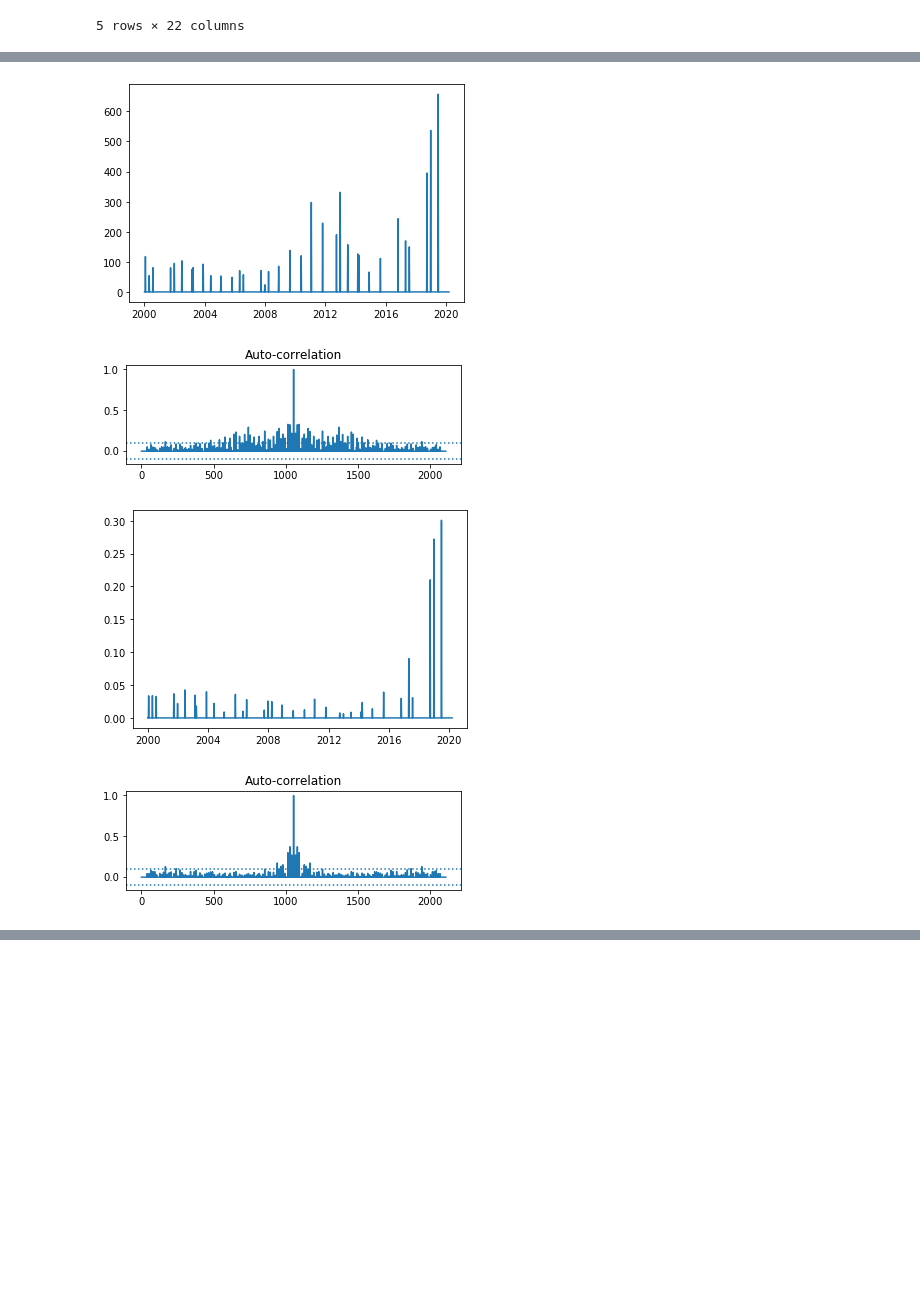
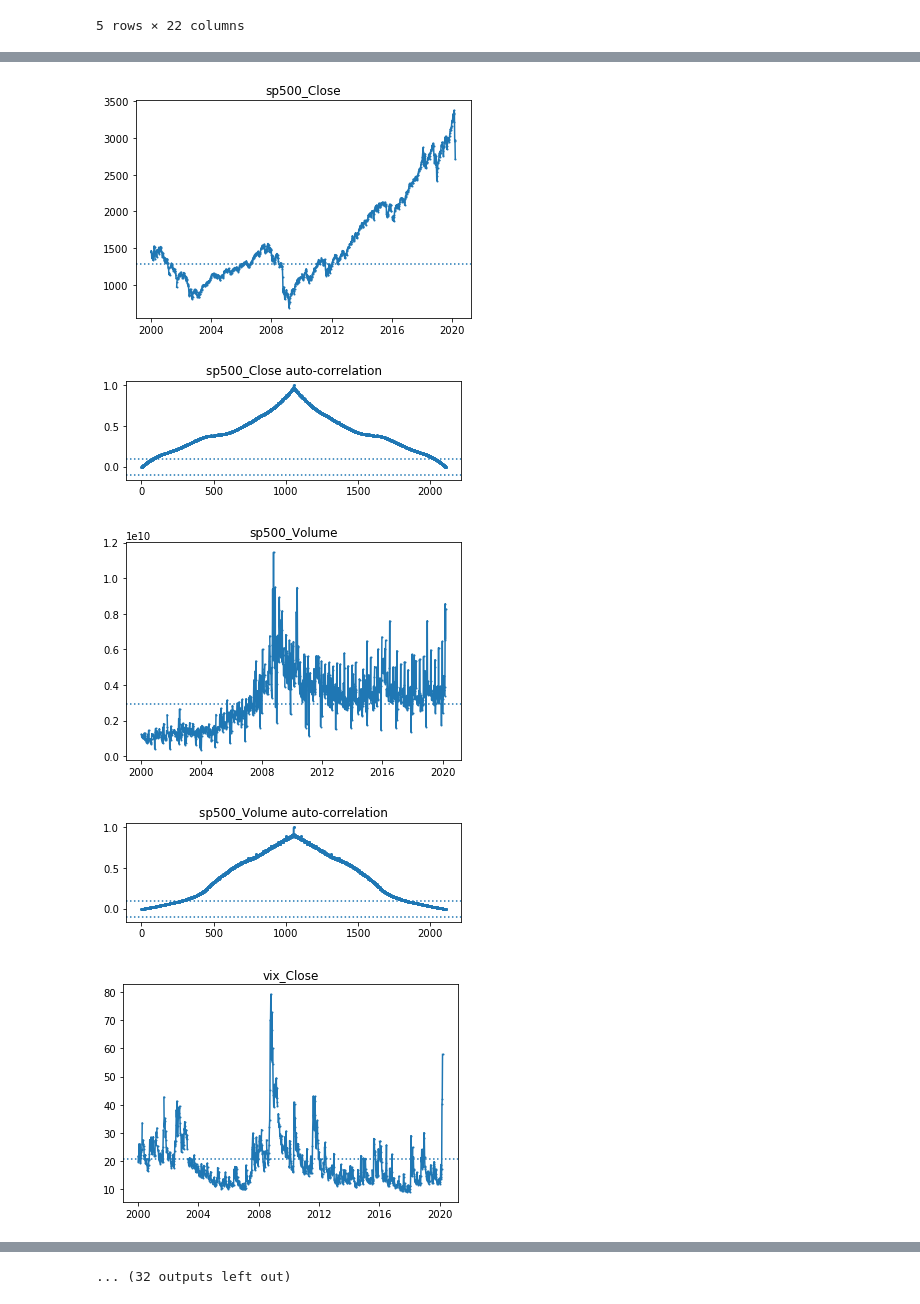
Before and after one commit to silvanaribeiro/TimeSeriesArticle, a Jupyter notebook: Fluxo 4/Plot Indexes.ipynb, the cells around one changed output, grey strips where cells are left out. Saved outputs shown, nothing was run; the diff lists cells and outputs as text; code cells hidden in the pictures; blank space fills up the shorter version.

Commit message:
experiment repetition and mean plot

```diff
--- a/Fluxo 4/Plot Indexes.ipynb
+++ b/Fluxo 4/Plot Indexes.ipynb
@@ -391,36 +25,25 @@ plt.show()
-# %%
-plt.figure()
-plt.subplot(1, 1,1 )
-plt.plot(indexes.index, indexes['trade_Japanese Trade Policy Uncertainty'].fillna(0))
-plt.show()
-plt.subplot(2, 1, 1)
-normalized = preprocessing.normalize([np.array(indexes["trade_Japanese Trade Policy Uncertainty"].fillna(0))])
-corr = signal.correlate(normalized, normalized, mode='full')
-plt.plot(corr[0])
-plt.axhline(0.1, ls=':')
-plt.axhline(-0.1, ls=':')
-plt.title('Auto-correlation')
-plt.show()
-
-# No trend, seasonality
-# %% [output]
-[figure, removed]
-[figure, removed]
-# %%
-plt.figure()
-plt.subplot(1, 1,1 )
-plt.plot(indexes.index, indexes['trade_Trade Policy EMV Fraction'].fillna(0))
-plt.show()
-plt.subplot(2, 1, 1)
-normalized = preprocessing.normalize([np.array(indexes["trade_Trade Policy EMV Fraction"].fillna(0))])
-corr = signal.correlate(normalized, normalized, mode='full')
-plt.plot(corr[0])
-plt.axhline(0.1, ls=':')
-plt.axhline(-0.1, ls=':')
-plt.title('Auto-correlation')
-plt.show()
-
-# no trend, no seasonality
-# %% [output]
-[figure, removed]
-[figure, removed]
+# %%
+def plot_index(indexes, name):
+    plt.figure()
+    plt.subplot(1, 1, 1)
+    plt.plot(indexes.index, indexes[name], 'o-' , markersize=1)
+    plt.axhline(np.mean(indexes[name].loc['2000-01-01':'2015-01-01']), ls=':')
+    plt.title(name)
+    plt.show()
+    plt.subplot(2, 1, 1)
+    normalized = preprocessing.normalize([np.array(indexes[name].fillna(0))])
+    corr = signal.correlate(normalized, normalized, mode='full')
+    plt.plot(corr[0], 'o-', markersize=2)
+    plt.axhline(0.1, ls=':')
+    plt.axhline(-0.1, ls=':')
+    plt.title(name + ' auto-correlation')
+    plt.show()
+# %%
+for column in indexes.columns:
+    plot_index(indexes, column)
+# %% [output]
+[figure, added]
+[figure, added]
+[figure, added]
+[figure, added]
+[figure, added]
@@ -426,0 +57 @@ plt.show()
+... (32 outputs left out)
```
Also changed, not shown: parts of 43 cells of this notebook, 2 other files.
